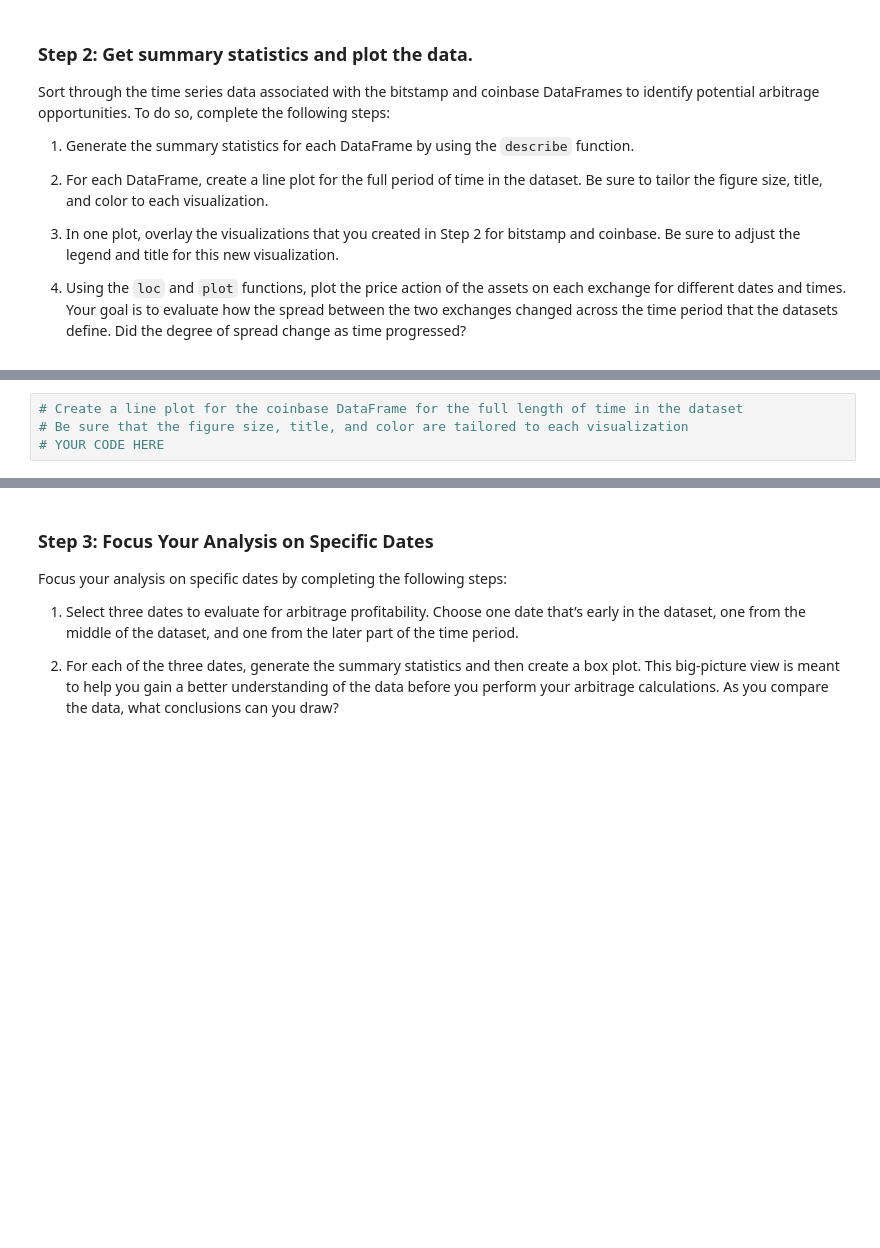
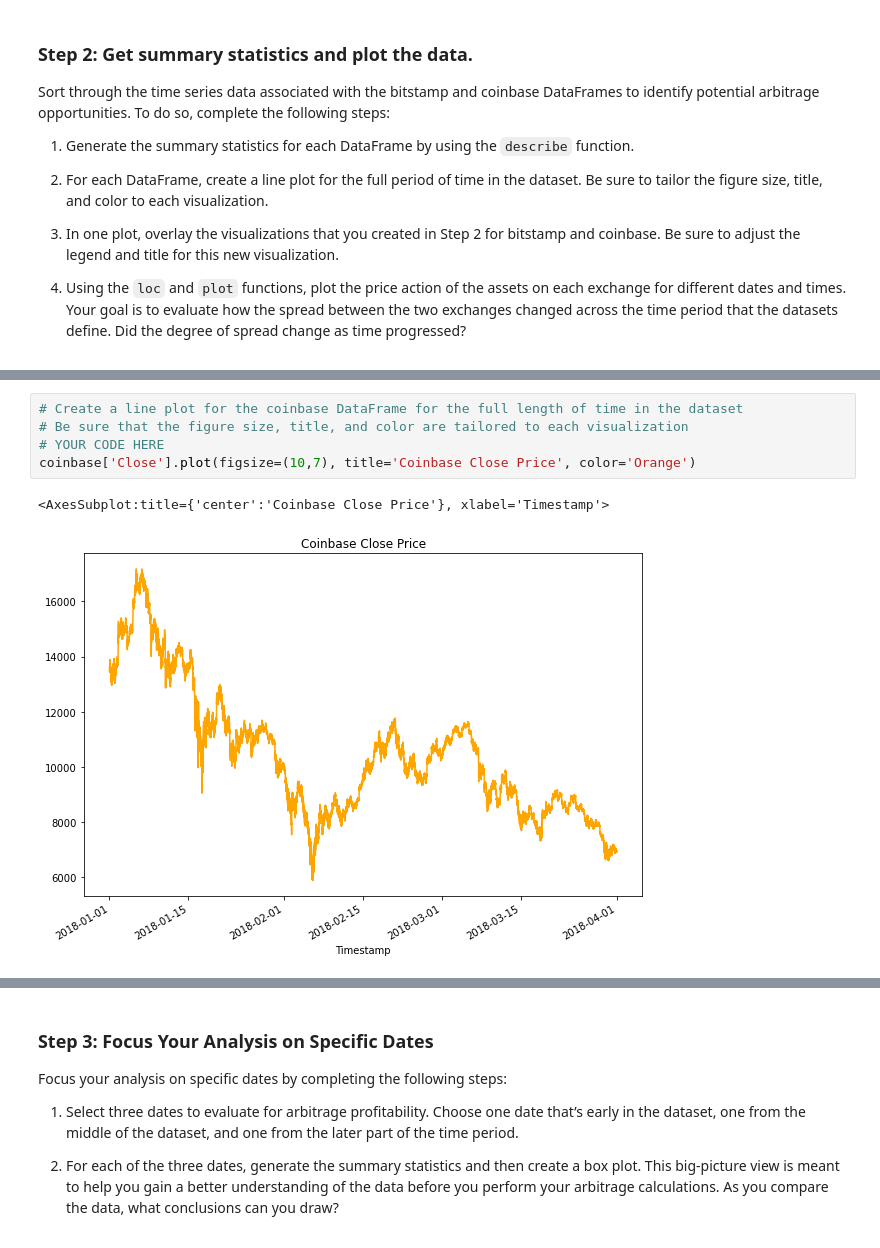
Before and after one commit to silvanoross/Arbitrage_Analysis, a Jupyter notebook: crypto_arbitrage.ipynb, the cells around one changed output, grey strips where cells are left out. Cells and saved outputs as stored; diff of their text form; blank space fills up the shorter version.

```diff
--- a/crypto_arbitrage.ipynb
+++ b/crypto_arbitrage.ipynb
@@ -316,7 +342,11 @@ Sort through the time series data associated with the bitstamp and coinbase Data
 # %%
 # Create a line plot for the coinbase DataFrame for the full length of time in the dataset
 # Be sure that the figure size, title, and color are tailored to each visualization
 # YOUR CODE HERE
+coinbase['Close'].plot(figsize=(10,7), title='Coinbase Close Price', color='Orange')
+# %% [output]
+<AxesSubplot:title={'center':'Coinbase Close Price'}, xlabel='Timestamp'>
+[figure, added]
 # %%
 # Overlay the visualizations for the bitstamp and coinbase DataFrames in one plot
 # The plot should visualize the prices over the full lenth of the dataset
```
Also changed, not shown: parts of 16 cells of this notebook.
